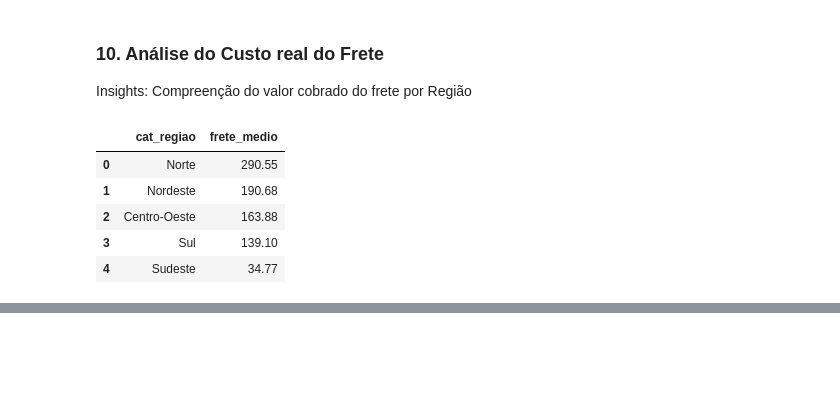
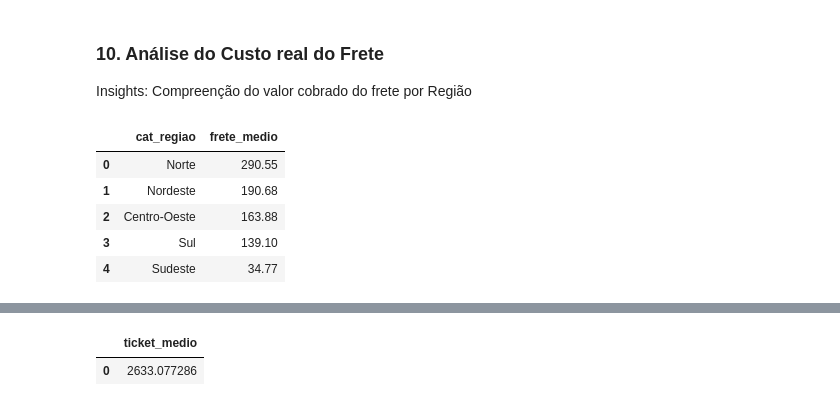
Before and after one commit to ingridalvesz/Insight-Customer-Sales, a Jupyter notebook: notebooks/data_analysis_sql.ipynb, the cells around one changed output, grey strips where cells are left out. Saved outputs shown, nothing was run; the diff lists cells and outputs as text; code cells hidden in the pictures; blank space fills up the shorter version.

```diff
--- a/notebooks/data_analysis_sql.ipynb
+++ b/notebooks/data_analysis_sql.ipynb
@@ -412,0 +421,11 @@ display(resultado)
+# %%
+resultado = conn.execute("""
+SELECT
+                         SUM(vr_unitario *qt_itens) *1.0 / COUNT(DISTINCT id_compra) AS ticket_medio
+FROM fato_vendas;
+""").fetchdf()
+
+display(resultado)
+# %% [output]
+|  | ticket_medio |
+| 0 | 2633.077286 |
```
Also changed, not shown: parts of 4 cells of this notebook, 1 other file.
